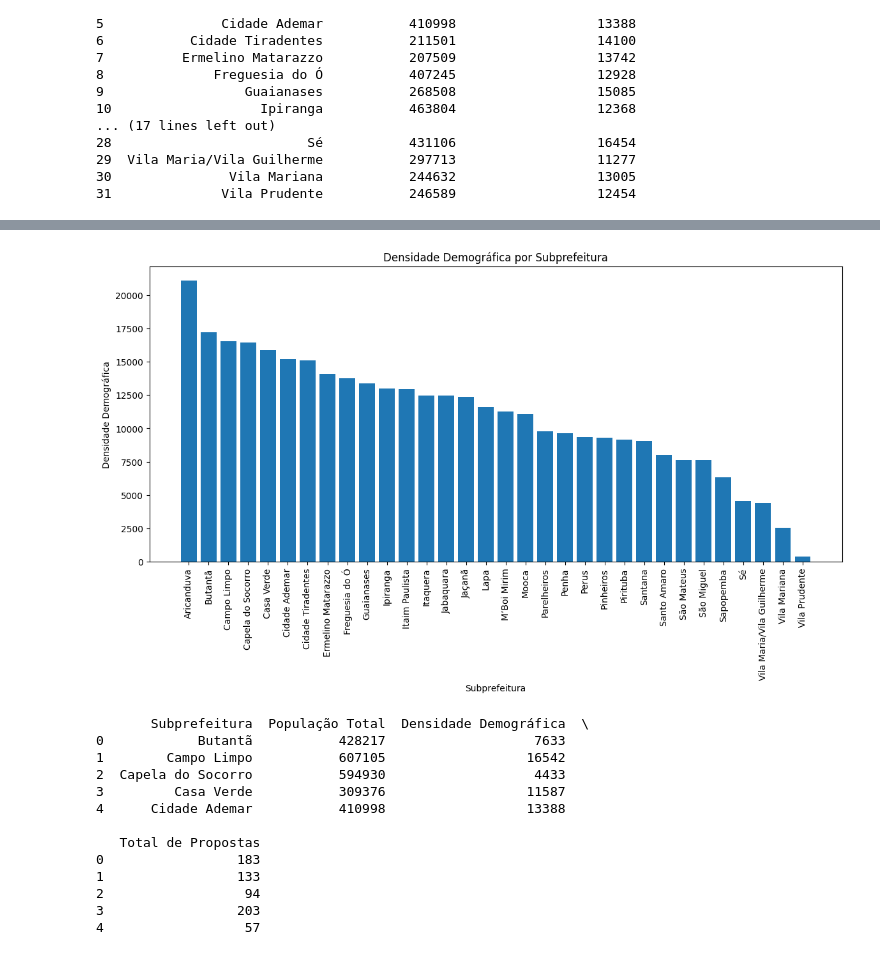
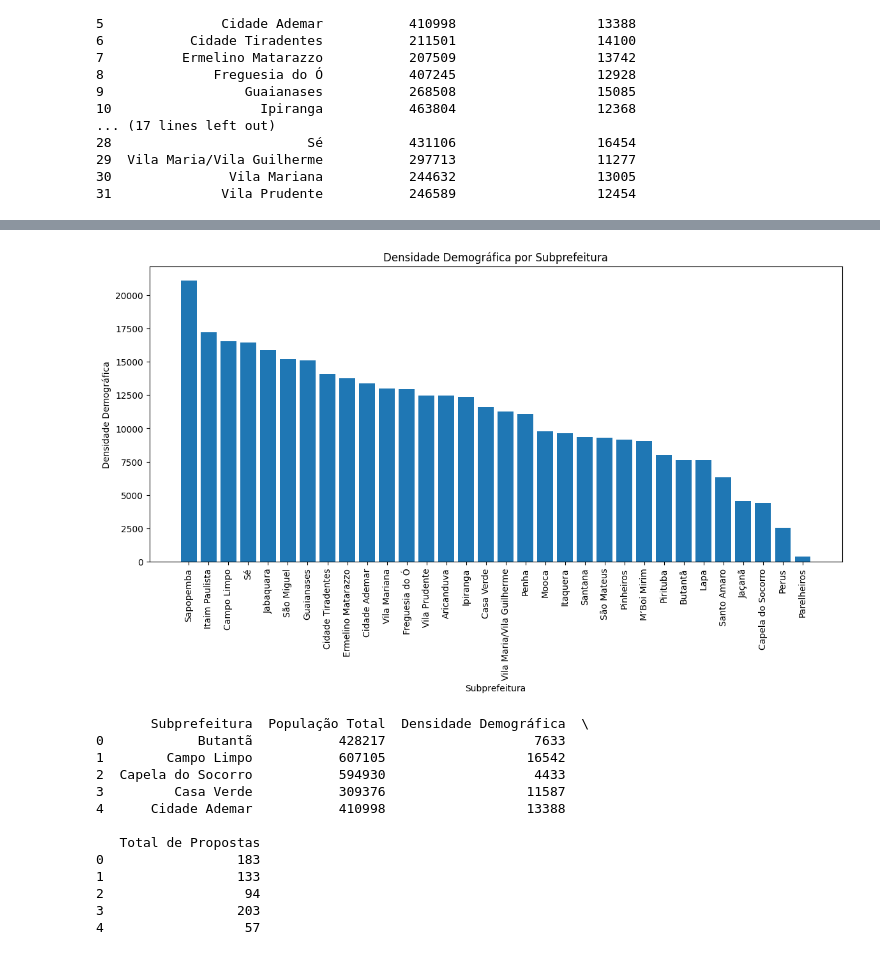
Before and after one commit to iwamotoraphael/participacao-politica, a Jupyter notebook: analise/participe+/orcamento-participativo-2022.ipynb, the cells around one changed output, grey strips where cells are left out. Drawn from its saved outputs; the diff is of its cells as text; code cells hidden in the pictures.

```diff
--- a/analise/participe+/orcamento-participativo-2022.ipynb
+++ b/analise/participe+/orcamento-participativo-2022.ipynb
@@ -279,16 +292,16 @@ plt.show()
 # %%
 # Plotar o gráfico de barras Subprefeitura x Densidade Demográfica
 df_subprefeituras_ordenado = df_subprefeituras.sort_values(by='Densidade Demográfica', ascending=False)
 
 plt.figure(figsize=(14, 6))
-plt.bar(df_subprefeituras['Subprefeitura'], df_subprefeituras_ordenado['Densidade Demográfica'])
+plt.bar(df_subprefeituras_ordenado['Subprefeitura'], df_subprefeituras_ordenado['Densidade Demográfica'])
 plt.xlabel('Subprefeitura')
 plt.ylabel('Densidade Demográfica')
 plt.title('Densidade Demográfica por Subprefeitura')
 plt.xticks(rotation=90)
 plt.show()
 # %% [output]
-[figure, old version]
+[figure, new version]
 # %%
 df_subprefeituras_propostas = pd.merge(df_subprefeituras, propostas_por_subprefeitura, on='Subprefeitura', how='inner')
 print(df_subprefeituras_propostas.head())
```
Also changed, not shown: parts of 3 cells of this notebook, 1 other file.
